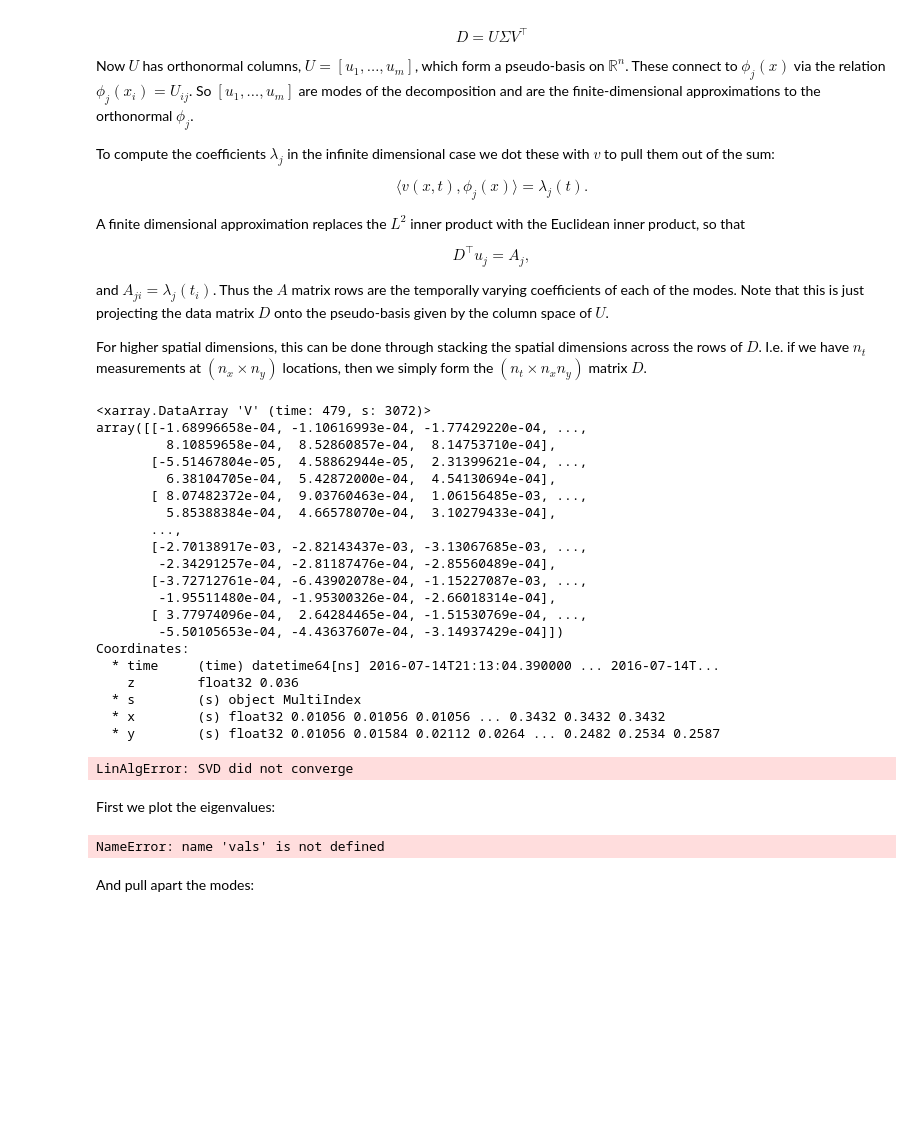
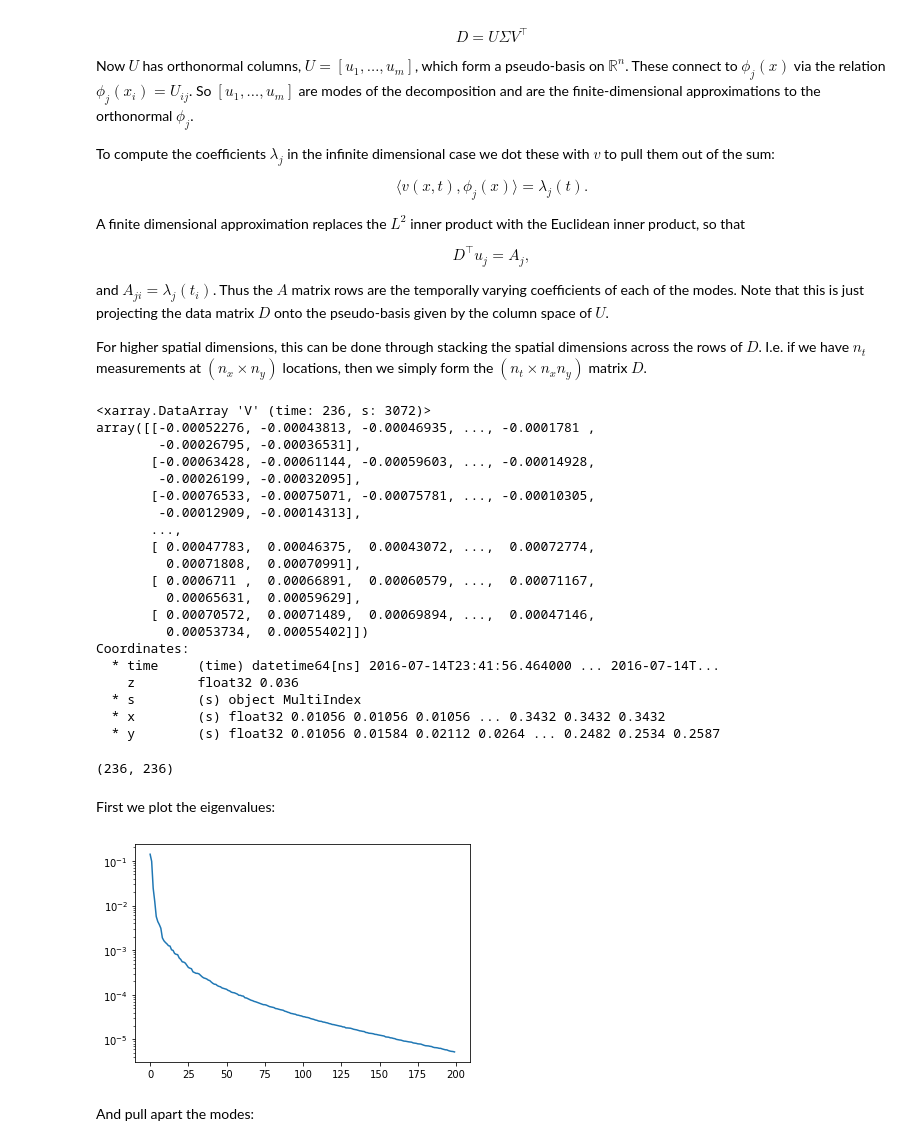
Before and after one commit to connor-duffin/sswfe, a Jupyter notebook: docs/dataset-small-tests.ipynb, the cells around one changed output. Drawn from its saved outputs; the diff is of its cells as text; code cells hidden in the pictures; blank space fills up the shorter version.

```diff
--- a/docs/dataset-small-tests.ipynb
+++ b/docs/dataset-small-tests.ipynb
@@ -184,26 +184,26 @@ For higher spatial dimensions, this can be done through stacking the spatial dim
 # %%
 nt, nx, ny = v_slice.shape
 v_stacked = v_slice.stack(s=("x", "y"))
-v_mean = np.mean(v_stacked, axis=0)
+v_mean = np.mean(v_stacked.T, axis=0)
 v_centered = v_stacked - v_mean
 v_centered
 # %% [output]
-<xarray.DataArray 'V' (time: 479, s: 3072)>
-array([[-1.68996658e-04, -1.10616993e-04, -1.77429220e-04, ...,
-         8.10859658e-04,  8.52860857e-04,  8.14753710e-04],
-       [-5.51467804e-05,  4.58862944e-05,  2.31399621e-04, ...,
-         6.38104705e-04,  5.42872000e-04,  4.54130694e-04],
-       [ 8.07482372e-04,  9.03760463e-04,  1.06156485e-03, ...,
-         5.85388384e-04,  4.66578070e-04,  3.10279433e-04],
+<xarray.DataArray 'V' (time: 236, s: 3072)>
+array([[-0.00052276, -0.00043813, -0.00046935, ..., -0.0001781 ,
+        -0.00026795, -0.00036531],
+       [-0.00063428, -0.00061144, -0.00059603, ..., -0.00014928,
+        -0.00026199, -0.00032095],
+       [-0.00076533, -0.00075071, -0.00075781, ..., -0.00010305,
+        -0.00012909, -0.00014313],
        ...,
-       [-2.70138917e-03, -2.82143437e-03, -3.13067685e-03, ...,
-        -2.34291257e-04, -2.81187476e-04, -2.85560489e-04],
-       [-3.72712761e-04, -6.43902078e-04, -1.15227087e-03, ...,
-        -1.95511480e-04, -1.95300326e-04, -2.66018314e-04],
-       [ 3.77974096e-04,  2.64284465e-04, -1.51530769e-04, ...,
-        -5.50105653e-04, -4.43637607e-04, -3.14937429e-04]])
+       [ 0.00047783,  0.00046375,  0.00043072, ...,  0.00072774,
+         0.00071808,  0.00070991],
+       [ 0.0006711 ,  0.00066891,  0.00060579, ...,  0.00071167,
+         0.00065631,  0.00059629],
+       [ 0.00070572,  0.00071489,  0.00069894, ...,  0.00047146,
+         0.00053734,  0.00055402]])
 Coordinates:
-  * time     (time) datetime64[ns] 2016-07-14T21:13:04.390000 ... 2016-07-14T...
+  * time     (time) datetime64[ns] 2016-07-14T23:41:56.464000 ... 2016-07-14T...
     z        float32 0.036
   * s        (s) object MultiIndex
   * x        (s) float32 0.01056 0.01056 0.01056 ... 0.3432 0.3432 0.3432
@@ -211,17 +213,17 @@ Coordinates:
 # %%
-v_svd = np.linalg.svd(v_centered.T, full_matrices=False)
+v_svd = np.linalg.svd(v_centered, full_matrices=False)
 modes_raw, vals = v_svd[0], v_svd[1]**2
 print(modes_raw.shape)
 # %% [output]
-LinAlgError: SVD did not converge
+(236, 236)
 # %% [markdown]
 First we plot the eigenvalues:
 # %%
 %matplotlib inline
-plt.semilogy(vals)
+plt.semilogy(vals[:200])
 plt.show()
 # %% [output]
-NameError: name 'vals' is not defined
+[figure, added]
 # %% [markdown]
 And pull apart the modes:
 # %%
```
Also changed, not shown: parts of 7 cells of this notebook, 2 other files.
